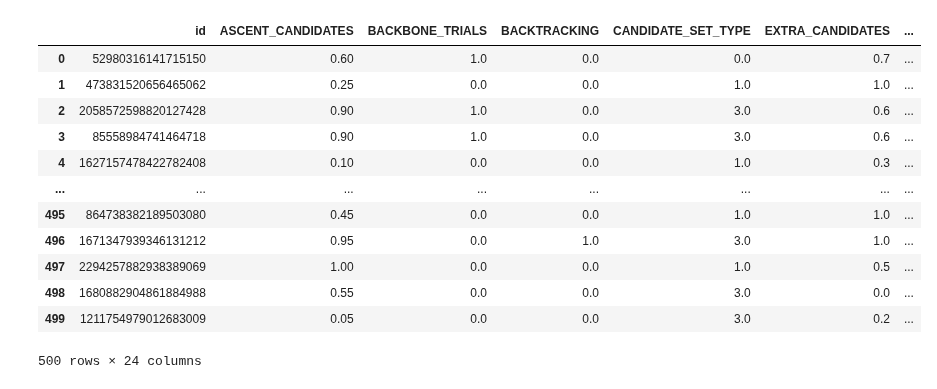
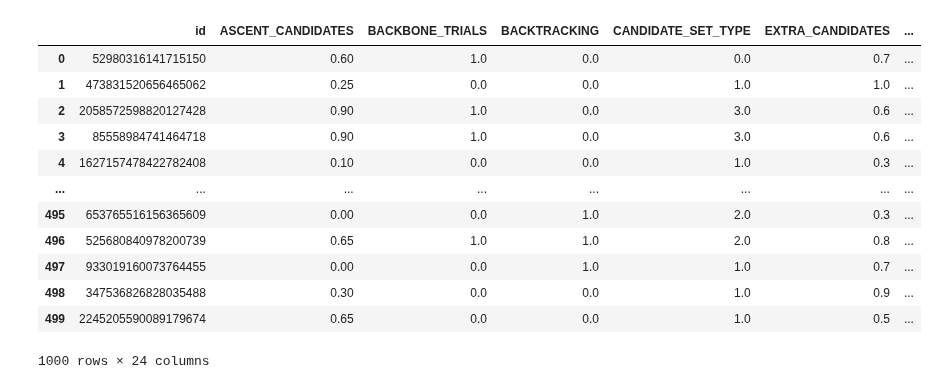
Before and after one commit to zakrzewow/raw-algorithm-portfolios, a Jupyter notebook: test.ipynb, the cells around one changed output. Saved outputs shown, nothing was run; the diff lists cells and outputs as text; code cells hidden in the pictures.

```diff
--- a/test.ipynb
+++ b/test.ipynb
@@ -42,22 +53,25 @@ df["cost"] = np.where(df["cost"] == 3000.0, df["cost"] / 10, df["cost"])
 df["log_cost"] = np.log(df["cost"] + 1)
 df["generator"] = df["instance_id"].apply(lambda x: x.split("/")[-2])
 # %%
-solvers = DB(DATABASE_DIR / "run-phase1-dataset2-993371.db").get_solvers()
+solvers = pd.concat([
+    DB(DATABASE_DIR / "run-phase1-dataset2-993371.db").get_solvers(),
+    DB(DATABASE_DIR / "run-phase1-dataset-995182.db").get_solvers(),
+])
 solvers
 # %% [output]
 |  | id | ASCENT_CANDIDATES | BACKBONE_TRIALS | BACKTRACKING | CANDIDATE_SET_TYPE | EXTRA_CANDIDATES | ... |
 | 0 | 52980316141715150 | 0.60 | 1.0 | 0.0 | 0.0 | 0.7 | ... |
 | 1 | 473831520656465062 | 0.25 | 0.0 | 0.0 | 1.0 | 1.0 | ... |
 | 2 | 2058572598820127428 | 0.90 | 1.0 | 0.0 | 3.0 | 0.6 | ... |
 | 3 | 85558984741464718 | 0.90 | 1.0 | 0.0 | 3.0 | 0.6 | ... |
 | 4 | 1627157478422782408 | 0.10 | 0.0 | 0.0 | 1.0 | 0.3 | ... |
 | ... | ... | ... | ... | ... | ... | ... | ... |
-| 495 | 864738382189503080 | 0.45 | 0.0 | 0.0 | 1.0 | 1.0 | ... |
-| 496 | 1671347939346131212 | 0.95 | 0.0 | 1.0 | 3.0 | 1.0 | ... |
-| 497 | 2294257882938389069 | 1.00 | 0.0 | 0.0 | 1.0 | 0.5 | ... |
-| 498 | 1680882904861884988 | 0.55 | 0.0 | 0.0 | 3.0 | 0.0 | ... |
-| 499 | 1211754979012683009 | 0.05 | 0.0 | 0.0 | 3.0 | 0.2 | ... |
+| 495 | 653765516156365609 | 0.00 | 0.0 | 1.0 | 2.0 | 0.3 | ... |
+| 496 | 525680840978200739 | 0.65 | 1.0 | 1.0 | 2.0 | 0.8 | ... |
+| 497 | 933019160073764455 | 0.00 | 0.0 | 1.0 | 1.0 | 0.7 | ... |
+| 498 | 347536826828035488 | 0.30 | 0.0 | 0.0 | 1.0 | 0.9 | ... |
+| 499 | 2245205590089179674 | 0.65 | 0.0 | 0.0 | 1.0 | 0.5 | ... |
-500 rows × 24 columns
+1000 rows × 24 columns
 # %%
 df["solver_id"].nunique(), df["instance_id"].nunique()
 # %% [output]
```
Also changed, not shown: parts of 8 cells of this notebook, 1 other file.
